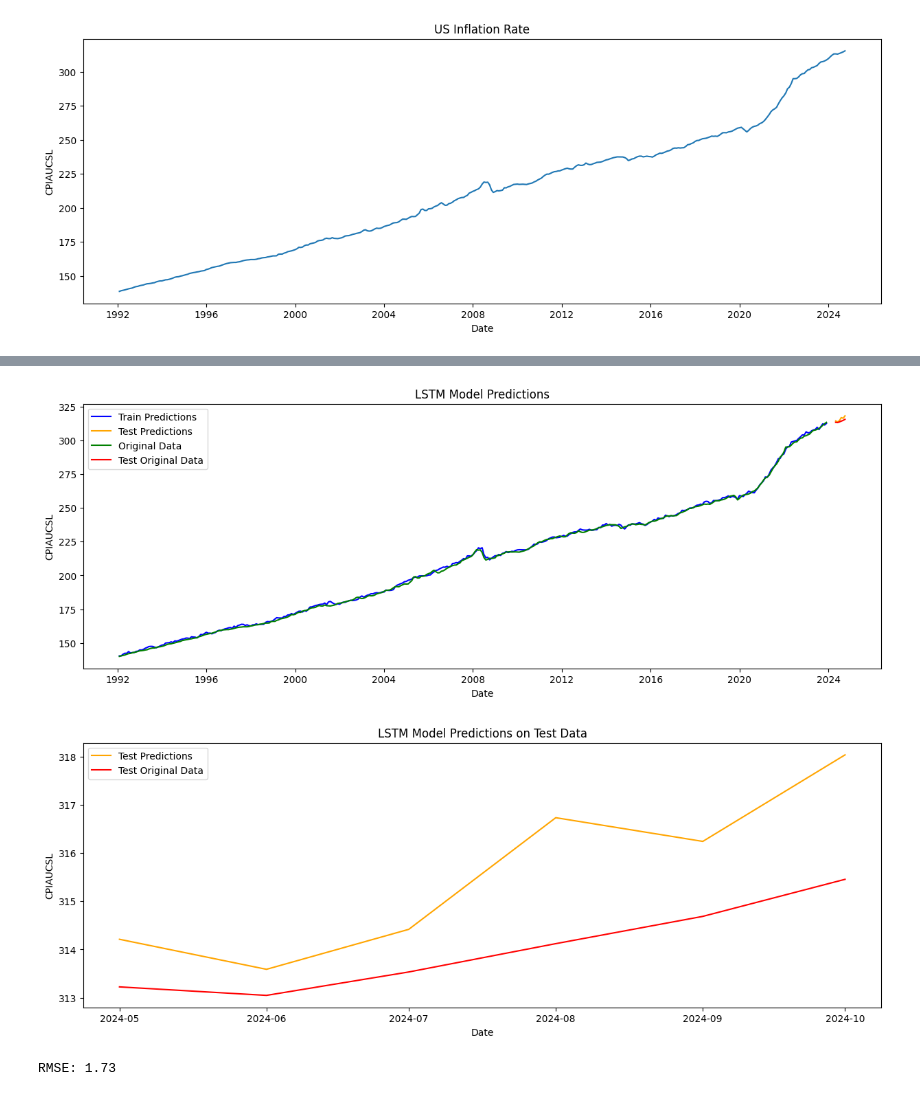
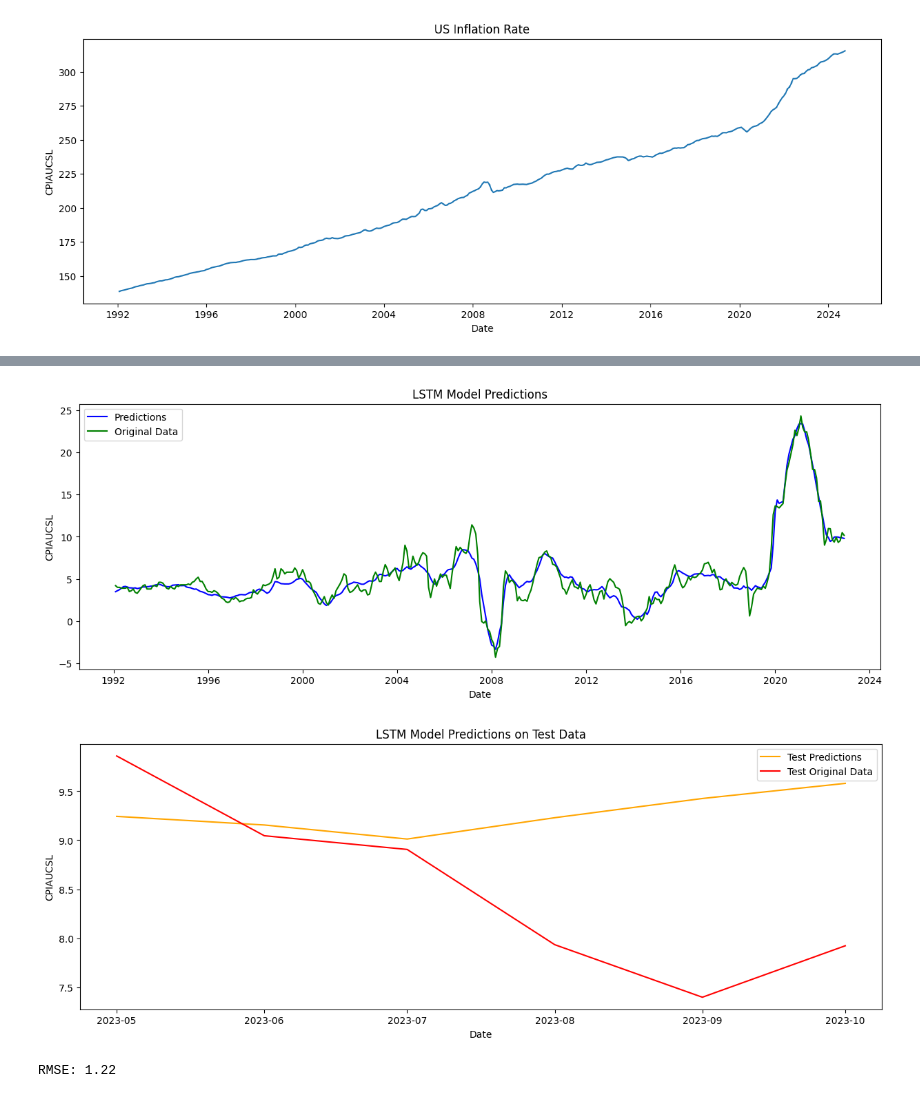
Before and after one commit to JawandS/macroeconvue, a Jupyter notebook: modeling/working_lstm.ipynb, the cells around one changed output, grey strips where cells are left out. Saved outputs shown, nothing was run; the diff lists cells and outputs as text; code cells hidden in the pictures.

Commit message:
update lstm

```diff
--- a/modeling/working_lstm.ipynb
+++ b/modeling/working_lstm.ipynb
@@ -54,5 +54,8 @@ plt.show()
 [figure]
 # %%
 # Create train data and target
-target = data['CPIAUCSL']
+target = data['CPIAUCSL'].diff(12).shift(-12)
+target = target.dropna()
+data = data.loc[target.index]
+data = data.dropna()
 train = data.drop(columns=['CPIAUCSL'])
@@ -87,7 +100,8 @@ y_test = scaler_target.transform(y_test.reshape(-1, 1))
 # %%
 # Build and train the LSTM model
 model = Sequential()
-model.add(LSTM(units=50, input_shape=(X_train.shape[1], X_train.shape[2])))
+model.add(LSTM(units=50, input_shape=(X_train.shape[1], X_train.shape[2]), return_sequences=True))
+model.add(LSTM(units=50, return_sequences=False))
 model.add(Dense(units=1))
 model.compile(optimizer='adam', loss='mse')
 model.fit(X_train, y_train, epochs=50, batch_size=32)
@@ -115,4 +129,6 @@ Epoch 50/50
 # Predictions
 train_predict = scaler_target.inverse_transform(model.predict(X_train).flatten().reshape(-1, 1))
 test_predict = scaler_target.inverse_transform(model.predict(X_test).flatten().reshape(-1, 1))
+y_train = scaler_target.inverse_transform(y_train)
+y_test = scaler_target.inverse_transform(y_test)
 # %% [output]
@@ -126,19 +142,19 @@ y_test_original = pd.Series(y_test.flatten(), index=data.index[-FORECAST_HORIZON
 # %%
 # Visualize
 plt.figure(figsize=(15, 5))
 
-plt.plot(train_predict, label='Train Predictions', color='blue')
-plt.plot(test_predict, label='Test Predictions', color='orange')
+plt.plot(train_predict, label='Predictions', color='blue')
+# plt.plot(test_predict, label='Test Predictions', color='orange')
 plt.plot(y_original, label='Original Data', color='green')
-plt.plot(y_test_original, label='Test Original Data', color='red')
+# plt.plot(y_test_original, label='Test Original Data', color='red')
 
 plt.title('LSTM Model Predictions')
 plt.xlabel('Date')
 plt.ylabel('CPIAUCSL')
 plt.legend()
 plt.show()
 # %% [output]
-[figure, old version]
+[figure, new version]
 # %%
 # Visualize testing
 plt.figure(figsize=(15, 5))
@@ -150,10 +166,10 @@ plt.ylabel('CPIAUCSL')
 plt.legend()
 plt.show()
 # %% [output]
-[figure, old version]
+[figure, new version]
 # %%
 # RMSE
 rmse = np.sqrt(mean_squared_error(y_test_original, test_predict))
 print(f"RMSE: {rmse:.2f}")
 # %% [output]
-RMSE: 1.73
+RMSE: 1.22
```
Also changed, not shown: parts of 3 cells of this notebook.
